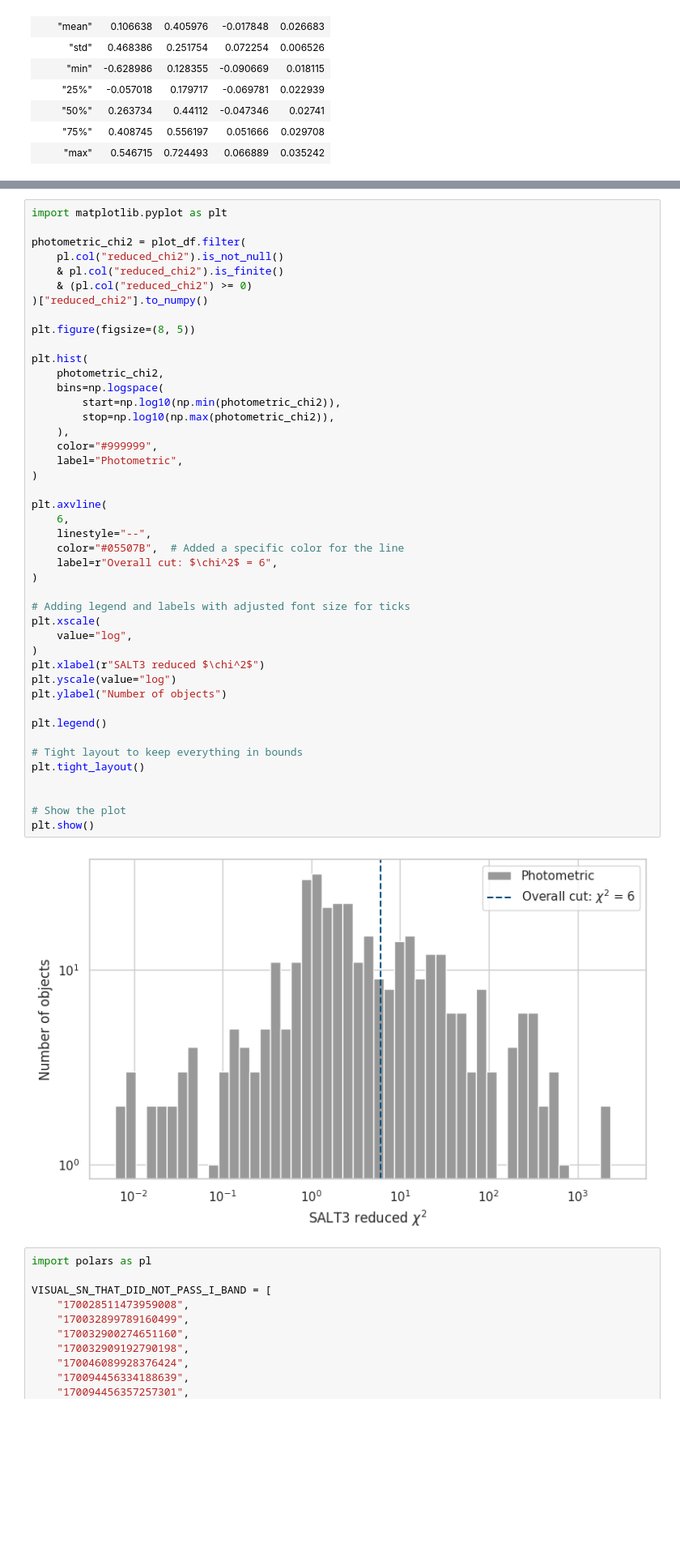
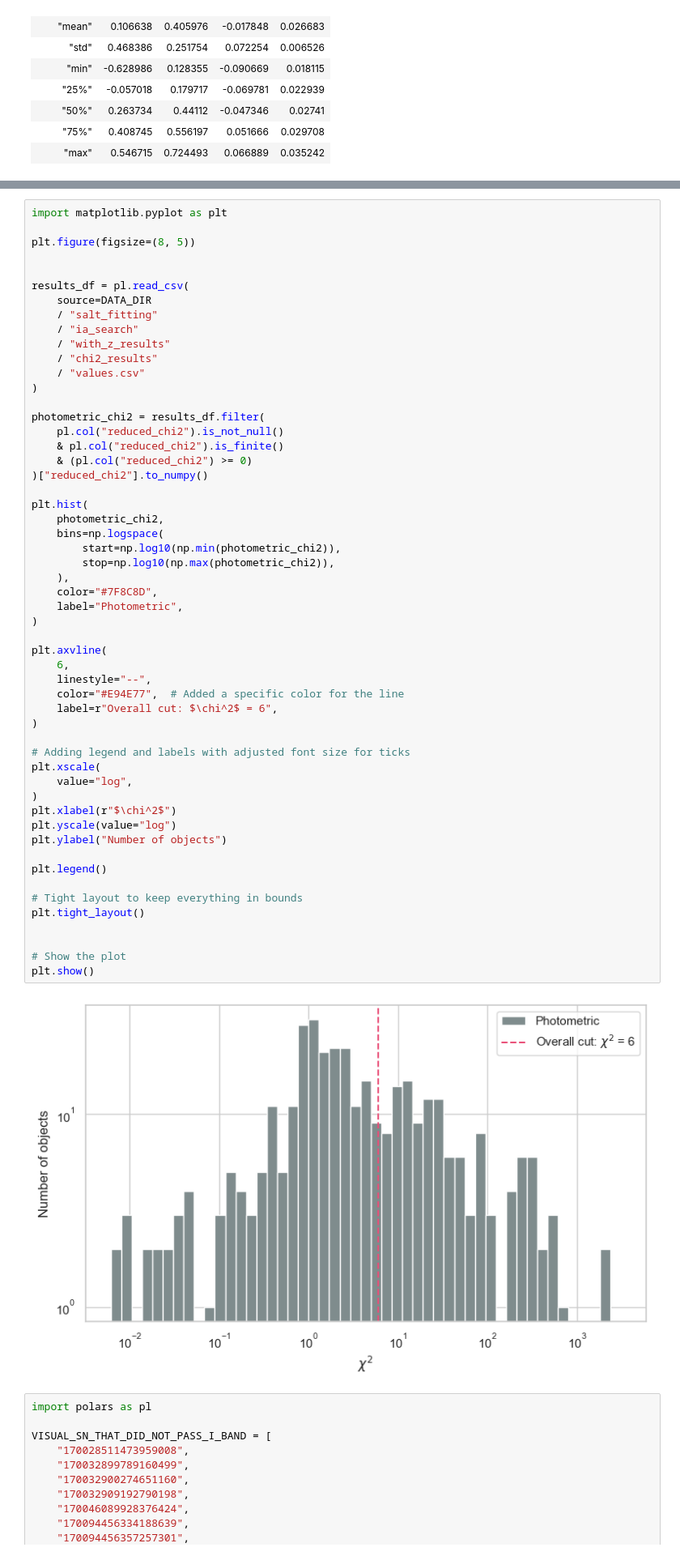
Before and after one commit to Webd0g/Honours_Project, a Jupyter notebook: notebooks/draft_scripts_and_small_scripts.ipynb, the cells around one changed output, grey strips where cells are left out. Shown at 81% size. Saved outputs shown, nothing was run; the diff lists cells and outputs as text; blank space fills up the shorter version.

Commit message:
Changed some of the vertical lines to a colour-blind-friendly colour scheme.

```diff
--- a/notebooks/draft_scripts_and_small_scripts.ipynb
+++ b/notebooks/draft_scripts_and_small_scripts.ipynb
@@ -3086,49 +3085,59 @@ plt.show()
 # %%
 import matplotlib.pyplot as plt
 
-photometric_chi2 = plot_df.filter(
+plt.figure(figsize=(8, 5))
+
+
+results_df = pl.read_csv(
+    source=DATA_DIR
+    / "salt_fitting"
+    / "ia_search"
+    / "with_z_results"
+    / "chi2_results"
+    / "values.csv"
+)
+
+photometric_chi2 = results_df.filter(
     pl.col("reduced_chi2").is_not_null()
     & pl.col("reduced_chi2").is_finite()
     & (pl.col("reduced_chi2") >= 0)
 )["reduced_chi2"].to_numpy()
-
-plt.figure(figsize=(8, 5))
 
 plt.hist(
     photometric_chi2,
     bins=np.logspace(
         start=np.log10(np.min(photometric_chi2)),
         stop=np.log10(np.max(photometric_chi2)),
     ),
-    color="#999999",
+    color="#7F8C8D",
     label="Photometric",
 )
 
 plt.axvline(
     6,
     linestyle="--",
-    color="#05507B",  # Added a specific color for the line
+    color="#E94E77",  # Added a specific color for the line
     label=r"Overall cut: $\chi^2$ = 6",
 )
 
 # Adding legend and labels with adjusted font size for ticks
 plt.xscale(
     value="log",
 )
-plt.xlabel(r"SALT3 reduced $\chi^2$")
+plt.xlabel(r"$\chi^2$")
 plt.yscale(value="log")
 plt.ylabel("Number of objects")
 
 plt.legend()
 
 # Tight layout to keep everything in bounds
 plt.tight_layout()
 
 
 # Show the plot
 plt.show()
 # %% [output]
-[figure, old version]
+[figure, new version]
 # %%
 import polars as pl
 
```
Also changed, not shown: parts of 2 cells of this notebook.
